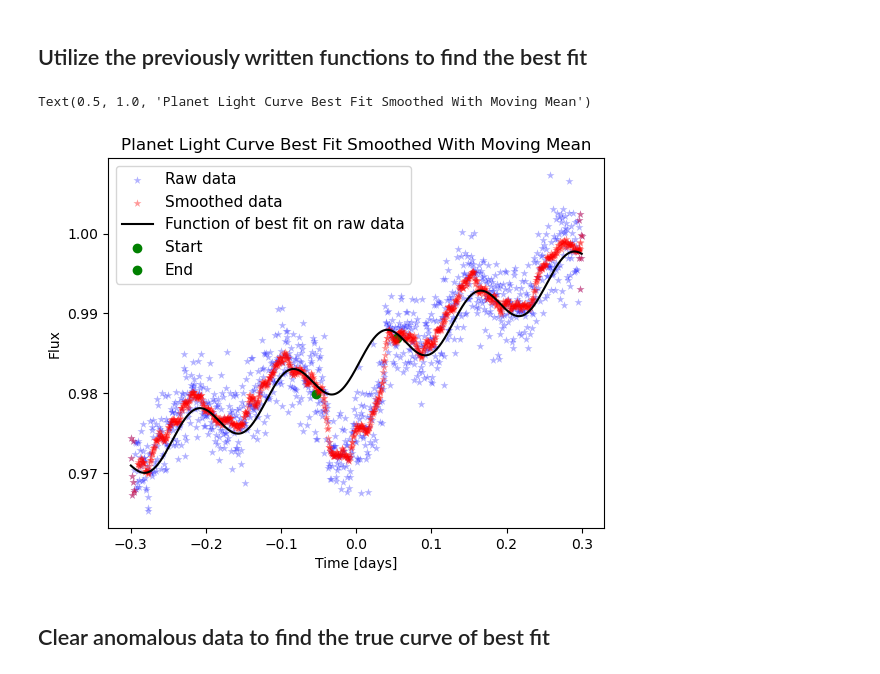
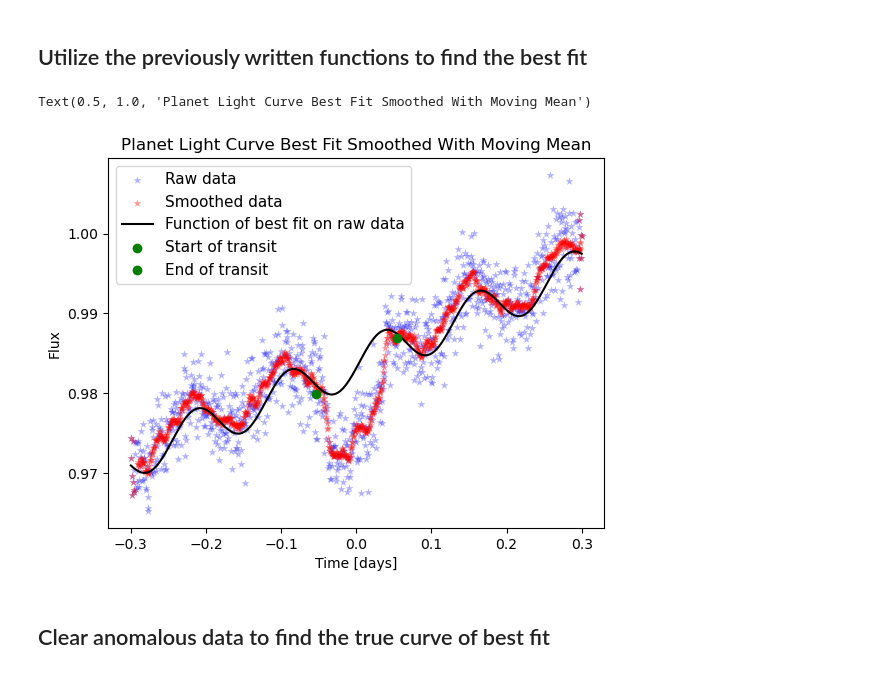
Before and after one commit to Starllation/ASTR-19-Group-Project, a Jupyter notebook: Group Project Task 2.ipynb, the cells around one changed output. Drawn from its saved outputs; the diff is of its cells as text; code cells hidden in the pictures.

```diff
--- a/Group Project Task 2.ipynb
+++ b/Group Project Task 2.ipynb
@@ -132,31 +136,30 @@ def movingMean(a, b, window, median = False):
 # %%
 #smoothen out our data
 timeSmoothed, fluxSmoothed = movingMean(time,flux,15)
 
 #use scipy.curve_fit() to find a best fit with our smoothed data and the function
 params, covariance = curve_fit(modelCombination, timeSmoothed, fluxSmoothed,p0=[1,1,1,50,0],sigma=0.003)
 
 #plot raw data
 plt.scatter(time,flux,c='b',marker='*',linewidth=0.0025,alpha=0.3,zorder=1,label="Raw data")
 #plot smoothed data
 plt.scatter(timeSmoothed,fluxSmoothed,c='r',marker='*',linewidth=0.0025,alpha=0.4,zorder=2,label="Smoothed data")
 #plot the calculated best fit
 plt.plot(timeSmoothed, modelCombination(timeSmoothed,*params), c='k', zorder=3,label='Function of best fit on raw data')
 
 #plt.errorbar(time,flux,yerr=0.003,c='g',elinewidth=0.01,zorder=0)
 
-plt.scatter(time[411],flux[411],c='g',label="Start")
-plt.scatter(time[590],flux[590],c='g',label="End")
-
+plt.scatter(time[411],flux[411],c='g',zorder=5,label="Start of transit")
+plt.scatter(time[590],flux[590],c='g',zorder=5,label="End of transit")
 
 plt.xlabel("Time [days]")
 plt.ylabel("Flux")
 plt.legend(fontsize = 11)
 plt.title("Planet Light Curve Best Fit Smoothed With Moving Mean")
 #plt.savefig("PlanetLightCurveSmooth.pdf",format="pdf")
 # %% [output]
 Text(0.5, 1.0, 'Planet Light Curve Best Fit Smoothed With Moving Mean')
-[figure, old version]
+[figure, new version]
 # %% [markdown]
 ## Clear anomalous data to find the true curve of best fit
 # %%
```
Also changed, not shown: parts of 6 cells of this notebook.
